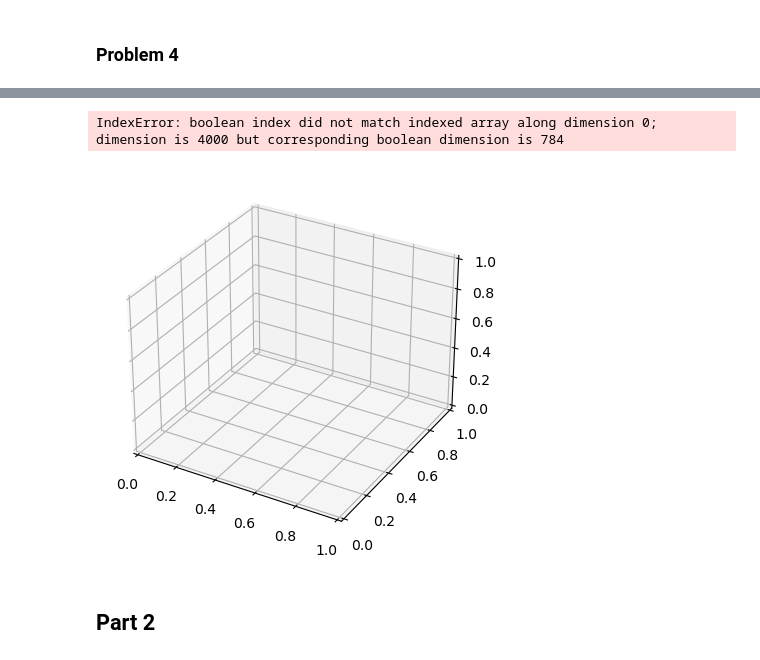
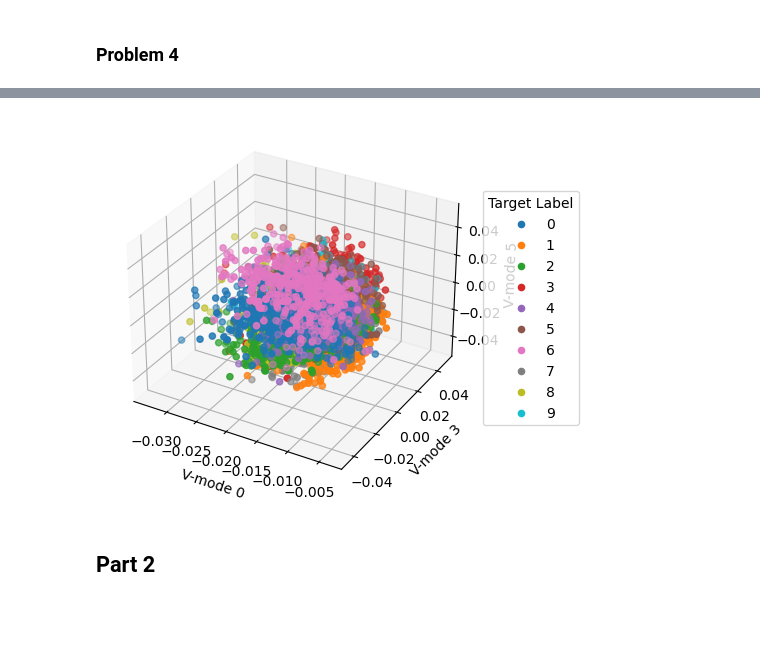
Before and after one commit to tingjones/ee399_hw3, a Jupyter notebook: HW3_TJ.ipynb, the cells around one changed output, grey strips where cells are left out. Saved outputs shown, nothing was run; the diff lists cells and outputs as text; code cells hidden in the pictures; blank space fills up the shorter version.

```diff
--- a/HW3_TJ.ipynb
+++ b/HW3_TJ.ipynb
@@ -94,9 +86,0 @@ print(proj.shape)
-# %%
-fig = plt.figure()
-for i in range(3):
-    ax = fig.add_subplot(1, 3, i+1)
-    vs = [0, 3, 5]
-    plt.imshow(proj[:, i].reshape(28, 28), cmap="binary")
-    plt.title("Projection on Mode " + str(vs[i]))
-    plt.axis('off')
-plt.tight_layout()
@@ -105,33 +87,26 @@ plt.tight_layout()
-# %%
-# Transpose projection
-proj = proj.T
-
-# Create the 3D scatter plot
-fig = plt.figure()
-ax = fig.add_subplot(111, projection='3d')
-
-# label = 0
-mask = (sample_y == 0)
-ax.scatter(proj[0, :][sample_y[:784] == 0], proj[1, :][sample_y[:784] == 0], proj[2, :][sample_y[:784] == 0], c="red", label="Label: 0", s=20)
-ax.scatter(proj[0, :][sample_y[:784] == 3], proj[1, :][sample_y[:784] == 3], proj[2, :][sample_y[:784] == 3], c="blue", label="Label: 3", s=20)
-ax.scatter(proj[0, :][sample_y[:784] == 5], proj[1, :][sample_y[:784] == 5], proj[2, :][sample_y[:784] == 5], c="green", label="Label: 5", s=20)
-
-
-# takes y, makes a boolean out of it depending on looking at current label
-
-# Set the labels and limits of the plot
-ax.set_xlabel('V0')
-ax.set_ylabel('V3')
-ax.set_zlabel('V5')
-ax.set_box_aspect(aspect=None, zoom=0.8)
-
-ax.legend()
-
-plt.title("Projected V-modes")
-plt.show()
-# %% [output]
-IndexError: boolean index did not match indexed array along dimension 0; dimension is 4000 but corresponding boolean dimension is 784
-[figure, removed]
+# %%
+# Projecting onto three V-modes, 0, 3, 5
+proj_matrix = [0, 3, 5]
+
+# 3d Scatterplot
+fig = plt.figure()
+ax = fig.add_subplot(111, projection='3d')
+
+# Plot projection of each of the images corresponding to a digit
+# onto the three V-modes 0, 3, 5
+for i in range(10):
+    mask = sample_y == i
+    ax.scatter(vt[proj_matrix[0], mask], vt[proj_matrix[1], mask], vt[proj_matrix[2], mask], label=str(i), s=20)
+
+# Labels and legend
+ax.set_xlabel('V-mode ' + str(proj_matrix[0]))
+ax.set_ylabel('V-mode ' + str(proj_matrix[1]))
+ax.set_zlabel('V-mode ' + str(proj_matrix[2]))
+ax.legend(title='Target Label', loc='center left', bbox_to_anchor=(1, 0.5))
+
+plt.show()
+# %% [output]
+[figure, added]
 # %% [markdown]
 ## Part 2
 # %% [markdown]
```
Also changed, not shown: parts of 20 cells of this notebook, 1 other file.
